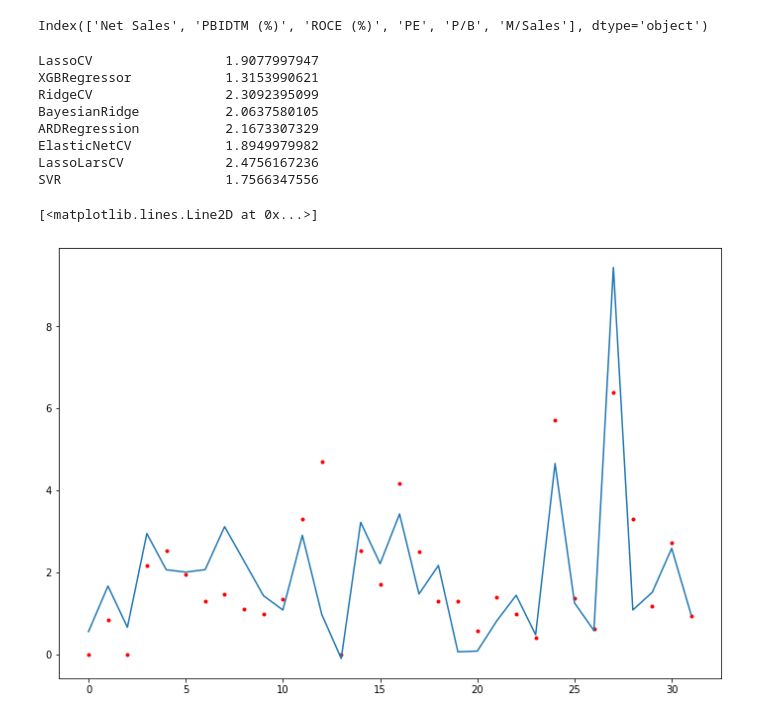
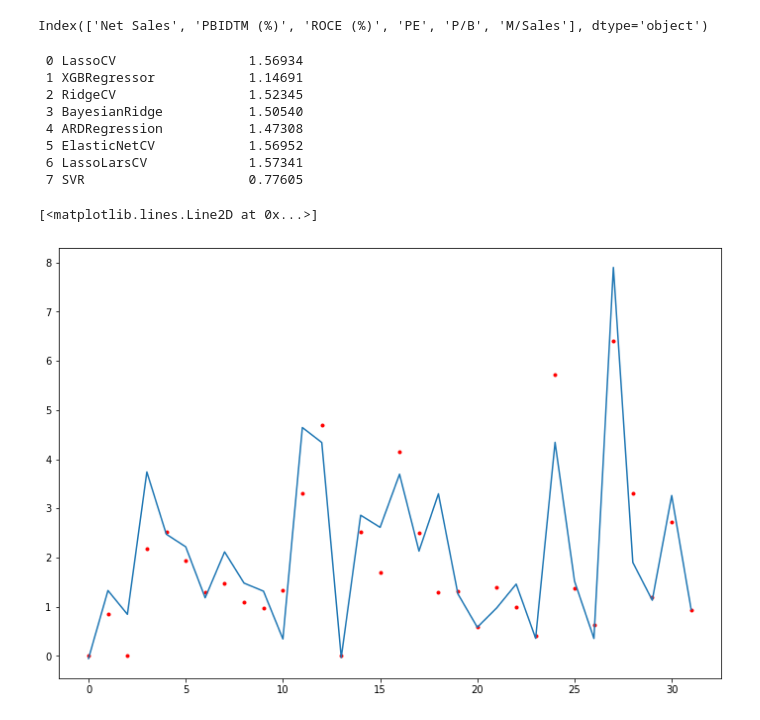
Before and after one commit to RohanTrix/Stock-market-predictor, a Jupyter notebook: MNC_Day2.ipynb, the cells around one changed output. Drawn from its saved outputs; the diff is of its cells as text; code cells hidden in the pictures.

```diff
--- a/MNC_Day2.ipynb
+++ b/MNC_Day2.ipynb
@@ -119,8 +129,8 @@ for i in l:
     pred_list.append(i.predict(X_test))
 # %%
 from sklearn.metrics import mean_squared_error
-for r,p in zip(reg_name,pred_list):
+for i,r,p in zip(range(len(reg_name)),reg_name,pred_list):
     #print(r,'\t',mean_squared_error(y_test.values, p))
 
-    print('{:20s}    {:.10f}'.format(r, mean_squared_error(y_test.values, p),))
+    print('{:2d} {:20s}    {:.10f}'.format(i,r, mean_squared_error(y_test.values, p),))
 # %% [output]
@@ -163,9 +179,17 @@ Index(['Net Sales', 'PBIDTM (%)', 'ROCE (%)', 'PE', 'P/B', 'M/Sales'], dtype='ob
 # %%
 X,y = data2[['Net Sales', 'PBIDTM (%)', 'ROCE (%)', 'PE', 'P/B']], data2['M/Sales']
 # %%
-from sklearn.preprocessing import StandardScaler
+from sklearn.preprocessing import StandardScaler, MinMaxScaler, RobustScaler
+'''
 sc_X = StandardScaler()
 X = sc_X.fit_transform(X)
+
+mm_X = MinMaxScaler()
+X = mm_X.fit_transform(X)
+'''
+
+rs_X = RobustScaler()
+X = rs_X.fit_transform(X)
 # %%
 from sklearn.model_selection import train_test_split
 X_train, X_test, y_train, y_test = train_test_split(X, y, test_size = 0.2,random_state = 42)
@@ -177,6 +201,7 @@ from sklearn.linear_model import BayesianRidge
 from sklearn.linear_model import ARDRegression
 from sklearn.linear_model import ElasticNetCV
 from sklearn.linear_model import LassoLarsCV
+from sklearn.neighbors import KNeighborsRegressor
 from sklearn.svm import SVR
 l=[LassoCV(cv=5, random_state=0),
     xgb.XGBRegressor(objective ='reg:squarederror', colsample_bytree = 0.3, learning_rate = 0.1, alpha = 10, n_estimators = 500),
@@ -188,7 +213,7 @@ l=[LassoCV(cv=5, random_state=0),
     SVR(kernel='rbf', C=100, gamma=0.1, epsilon=.1)
 ]
 reg_name = ['LassoCV', 'XGBRegressor', 'RidgeCV', 'BayesianRidge', 'ARDRegression',
-            'ElasticNetCV', 'LassoLarsCV', 'SVR']
+            'ElasticNetCV', 'LassoLarsCV', 'SVR',]
 pred_list = []
 for i in l:
     i.fit(X_train,y_train)
@@ -196,23 +221,24 @@ for i in l:
     pred_list.append(i.predict(X_test))
 # %%
 from sklearn.metrics import mean_squared_error
-for r,p in zip(reg_name,pred_list):
+for i,r,p in zip(range(len(reg_name)),reg_name,pred_list):
     #print(r,'\t',mean_squared_error(y_test.values, p))
 
-    print('{:20s}    {:.10f}'.format(r, mean_squared_error(y_test.values, p),))
+    print('{:2d} {:20s}    {:.5f}'.format(i,r, round(mean_squared_error(y_test.values, p)**0.5,5),))
 # %% [output]
-LassoCV                 1.9077997947
-XGBRegressor            1.3153990621
-RidgeCV                 2.3092395099
-BayesianRidge           2.0637580105
-ARDRegression           2.1673307329
-ElasticNetCV            1.8949979982
-LassoLarsCV             2.4756167236
-SVR                     1.7566347556
+ 0 LassoCV                 1.56934
+ 1 XGBRegressor            1.14691
+ 2 RidgeCV                 1.52345
+ 3 BayesianRidge           1.50540
+ 4 ARDRegression           1.47308
+ 5 ElasticNetCV            1.56952
+ 6 LassoLarsCV             1.57341
+ 7 SVR                     0.77605
 # %%
 plt.subplots(figsize=(12,8))
 plt.plot(range(y_test.shape[0]),y_test,'.r')
-plt.plot([i for i in range(len(pred_list[1]))], pred_list[1])
+#plt.plot(range(y_test.shape[0]),y_test,'.r')
+plt.plot([i for i in range(len(pred_list[1]))], pred_list[7])
 # %% [output]
 [<matplotlib.lines.Line2D at 0x...>]
-[figure, old version]
+[figure, new version]
```
Also changed, not shown: parts of 5 cells of this notebook.
